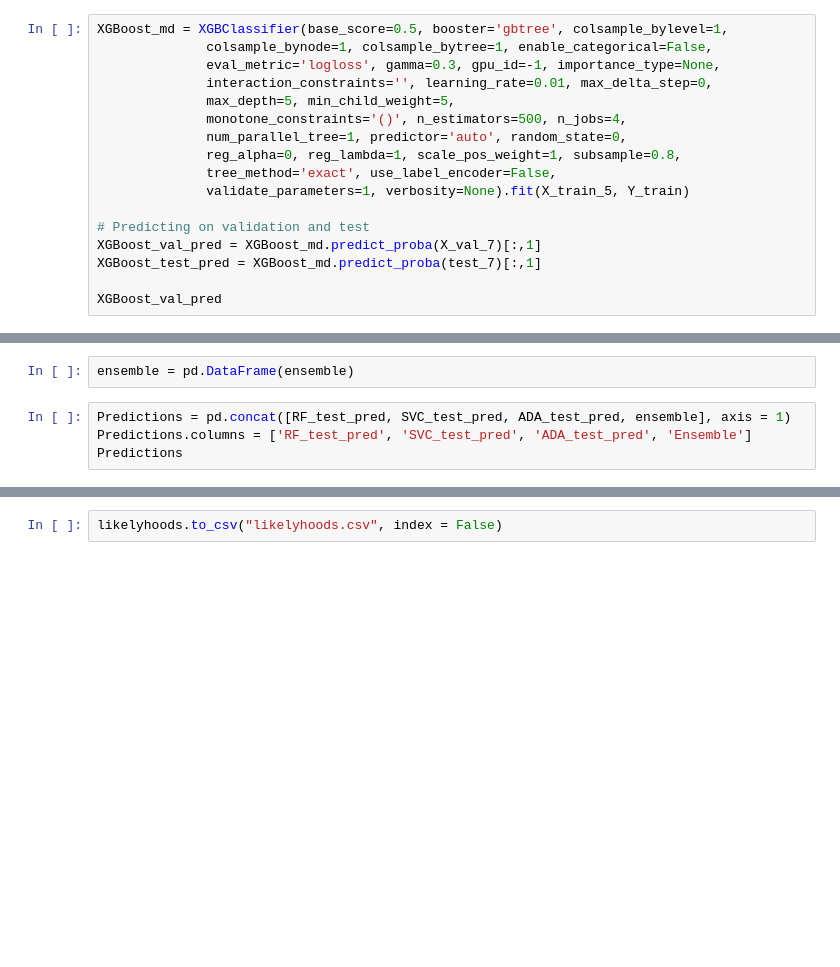
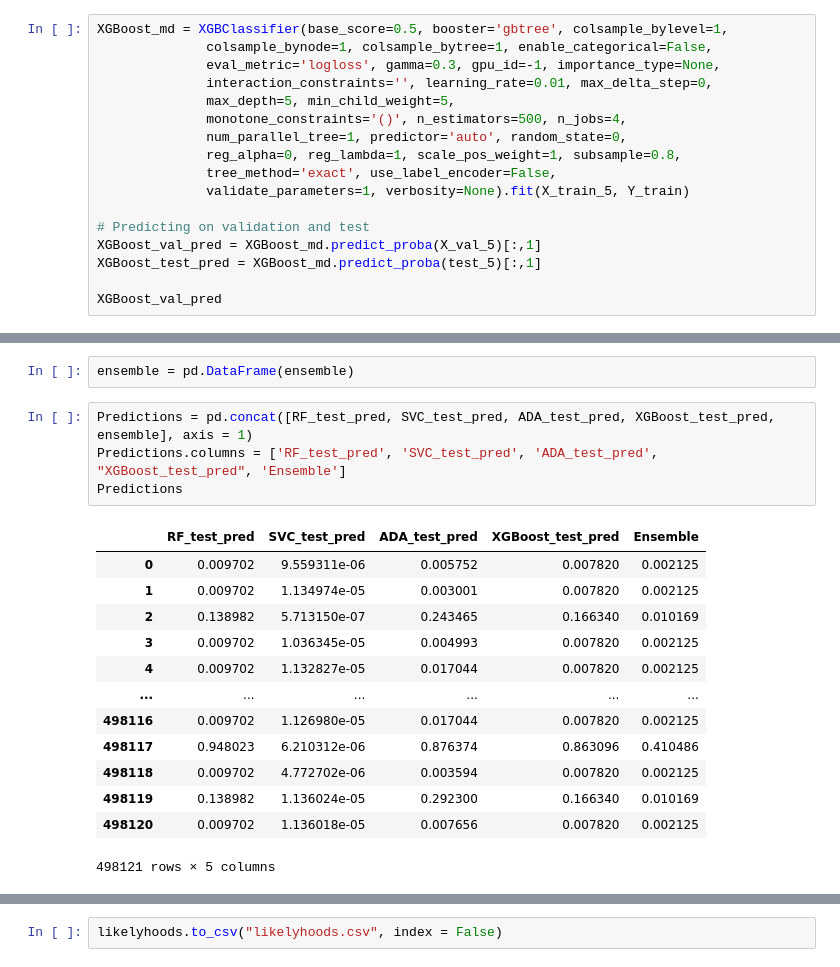
Before and after one commit to gabriel-ferreira-life/Predictive_Analytics, a Jupyter notebook: Data_Mining_Cup_2019/Homework 8.ipynb, the cells around one changed output, grey strips where cells are left out. Cells and saved outputs as stored; diff of their text form; blank space fills up the shorter version.

```diff
--- a/Data_Mining_Cup_2019/Homework 8.ipynb
+++ b/Data_Mining_Cup_2019/Homework 8.ipynb
@@ -161,7 +161,7 @@ XGBoost_md = XGBClassifier(base_score=0.5, booster='gbtree', colsample_bylevel=1
               validate_parameters=1, verbosity=None).fit(X_train_5, Y_train)
 
 # Predicting on validation and test
-XGBoost_val_pred = XGBoost_md.predict_proba(X_val_7)[:,1]
-XGBoost_test_pred = XGBoost_md.predict_proba(test_7)[:,1]
+XGBoost_val_pred = XGBoost_md.predict_proba(X_val_5)[:,1]
+XGBoost_test_pred = XGBoost_md.predict_proba(test_5)[:,1]
 
 XGBoost_val_pred
@@ -190,9 +242,23 @@ plt.show()
 # %%
 ensemble = pd.DataFrame(ensemble)
 # %%
-Predictions = pd.concat([RF_test_pred, SVC_test_pred, ADA_test_pred, ensemble], axis = 1)
-Predictions.columns = ['RF_test_pred', 'SVC_test_pred', 'ADA_test_pred', 'Ensemble']
+Predictions = pd.concat([RF_test_pred, SVC_test_pred, ADA_test_pred, XGBoost_test_pred, ensemble], axis = 1)
+Predictions.columns = ['RF_test_pred', 'SVC_test_pred', 'ADA_test_pred', "XGBoost_test_pred", 'Ensemble']
 Predictions
+# %% [output]
+|  | RF_test_pred | SVC_test_pred | ADA_test_pred | XGBoost_test_pred | Ensemble |
+| 0 | 0.009702 | 9.559311e-06 | 0.005752 | 0.007820 | 0.002125 |
+| 1 | 0.009702 | 1.134974e-05 | 0.003001 | 0.007820 | 0.002125 |
+| 2 | 0.138982 | 5.713150e-07 | 0.243465 | 0.166340 | 0.010169 |
+| 3 | 0.009702 | 1.036345e-05 | 0.004993 | 0.007820 | 0.002125 |
+| 4 | 0.009702 | 1.132827e-05 | 0.017044 | 0.007820 | 0.002125 |
+| ... | ... | ... | ... | ... | ... |
+| 498116 | 0.009702 | 1.126980e-05 | 0.017044 | 0.007820 | 0.002125 |
+| 498117 | 0.948023 | 6.210312e-06 | 0.876374 | 0.863096 | 0.410486 |
+| 498118 | 0.009702 | 4.772702e-06 | 0.003594 | 0.007820 | 0.002125 |
+| 498119 | 0.138982 | 1.136024e-05 | 0.292300 | 0.166340 | 0.010169 |
+| 498120 | 0.009702 | 1.136018e-05 | 0.007656 | 0.007820 | 0.002125 |
+498121 rows × 5 columns
 # %%
 likelyhoods = pd.DataFrame({'Likelyhoods': Predictions['Ensemble']})
 likelyhoods.head()
```
Also changed, not shown: parts of 12 cells of this notebook, 2 other files.
